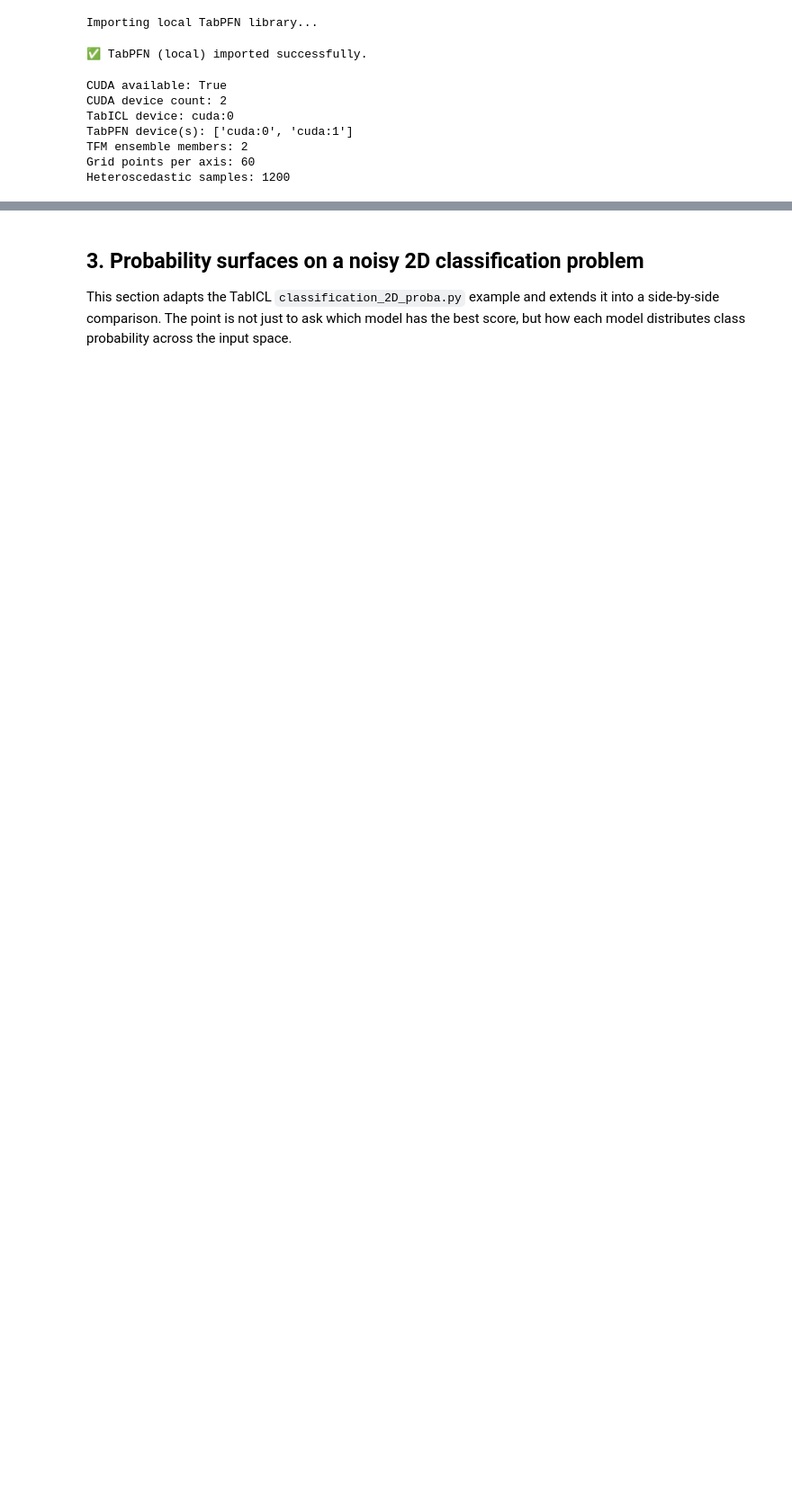
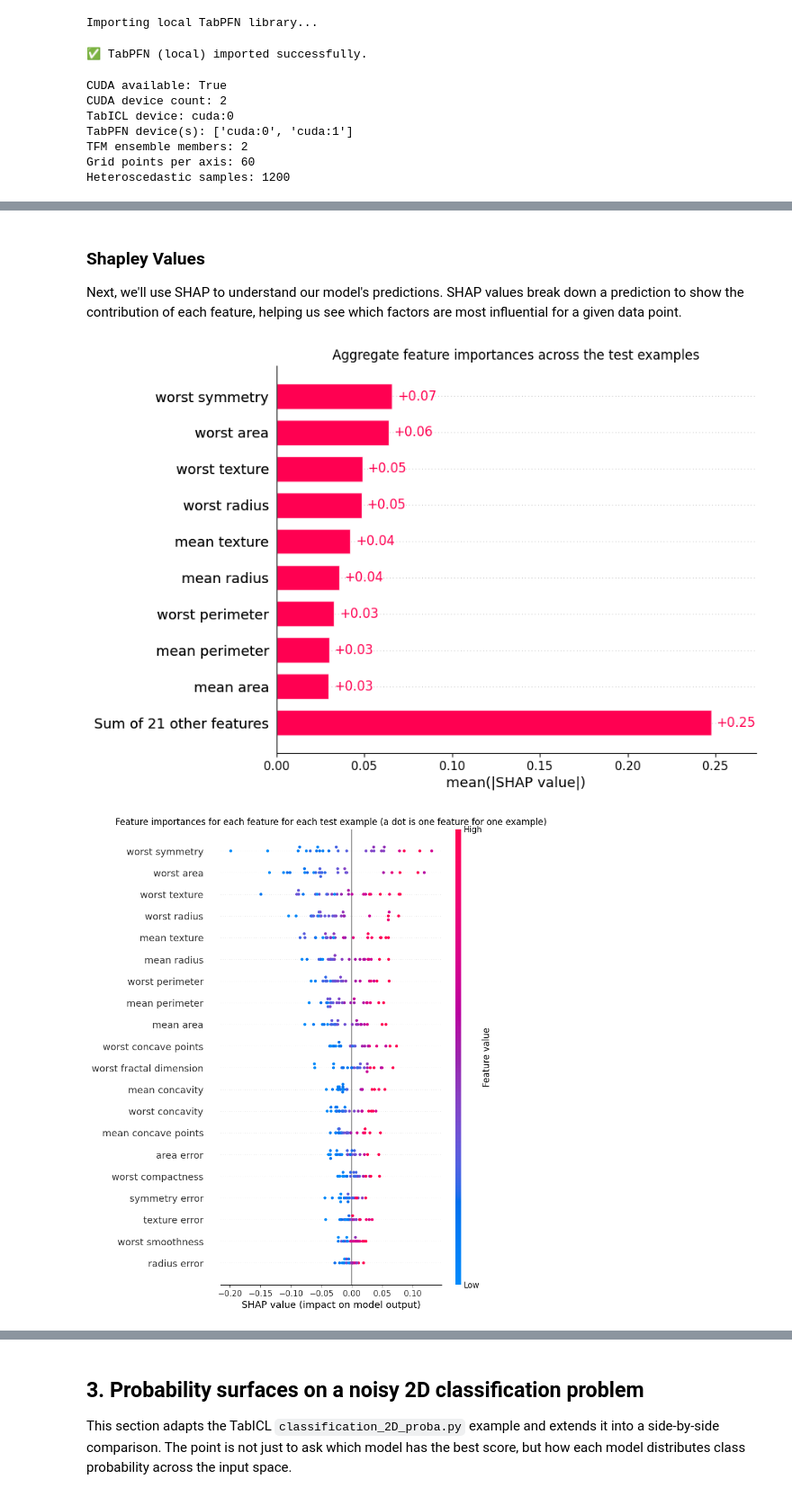
Before and after one commit to msaharan/dsaiengineering, a Jupyter notebook: blog/20260430-understanding-tfm-tabpfn-tabicl-supml.assets/tfm-tabpfn-tabicl-supml-20260430.ipynb, the cells around one changed output, grey strips where cells are left out. Shown at 90% size. Cells and saved outputs as stored; diff of their text form; code cells hidden in the pictures; blank space fills up the shorter version.

Commit message:
Add tabpfn notebook's code for classification, regression, model interpretability

```diff
--- a/blog/20260430-understanding-tfm-tabpfn-tabicl-supml.assets/tfm-tabpfn-tabicl-supml-20260430.ipynb
+++ b/blog/20260430-understanding-tfm-tabpfn-tabicl-supml.assets/tfm-tabpfn-tabicl-supml-20260430.ipynb
@@ -694,0 +988,33 @@ plot_metric_bars(
+# %% [markdown]
+### Shapley Values
+
+Next, we'll use SHAP to understand our model's predictions. SHAP values break down a prediction to show the contribution of each feature, helping us see which factors are most influential for a given data point.
+# %%
+from tabpfn_extensions import interpretability
+
+# Load example dataset
+data = load_breast_cancer()
+X, y = data.data, data.target
+feature_names = data.feature_names
+n_samples_test, n_samples_train = 25, 50
+
+# Split data
+X_train, X_test, y_train, y_test = train_test_split(X, y, test_size=0.5)
+
+# Initialize and train model
+clf = TabPFNClassifier()
+clf.fit(X_train[:n_samples_train], y_train[:n_samples_train])
+
+# Calculate SHAP values
+shap_values = interpretability.shap.get_shap_values(
+    estimator=clf,
+    test_x=X_test[:n_samples_test],
+    attribute_names=feature_names,
+    algorithm="permutation",
+)
+
+# Create visualization
+fig = interpretability.shap.plot_shap(shap_values)
+# %% [output]
+[figure, added]
+[figure, added]
```
Also changed, not shown: parts of 32 cells of this notebook.
